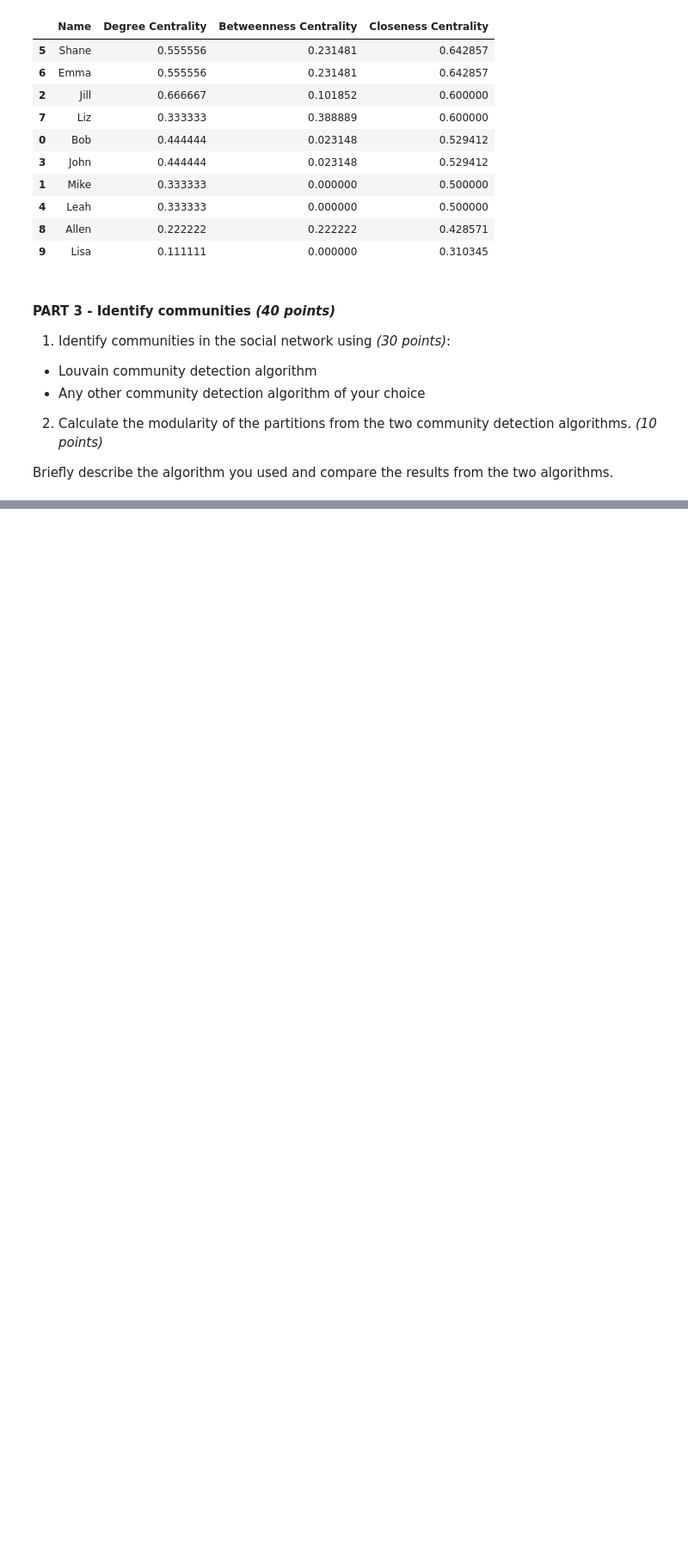
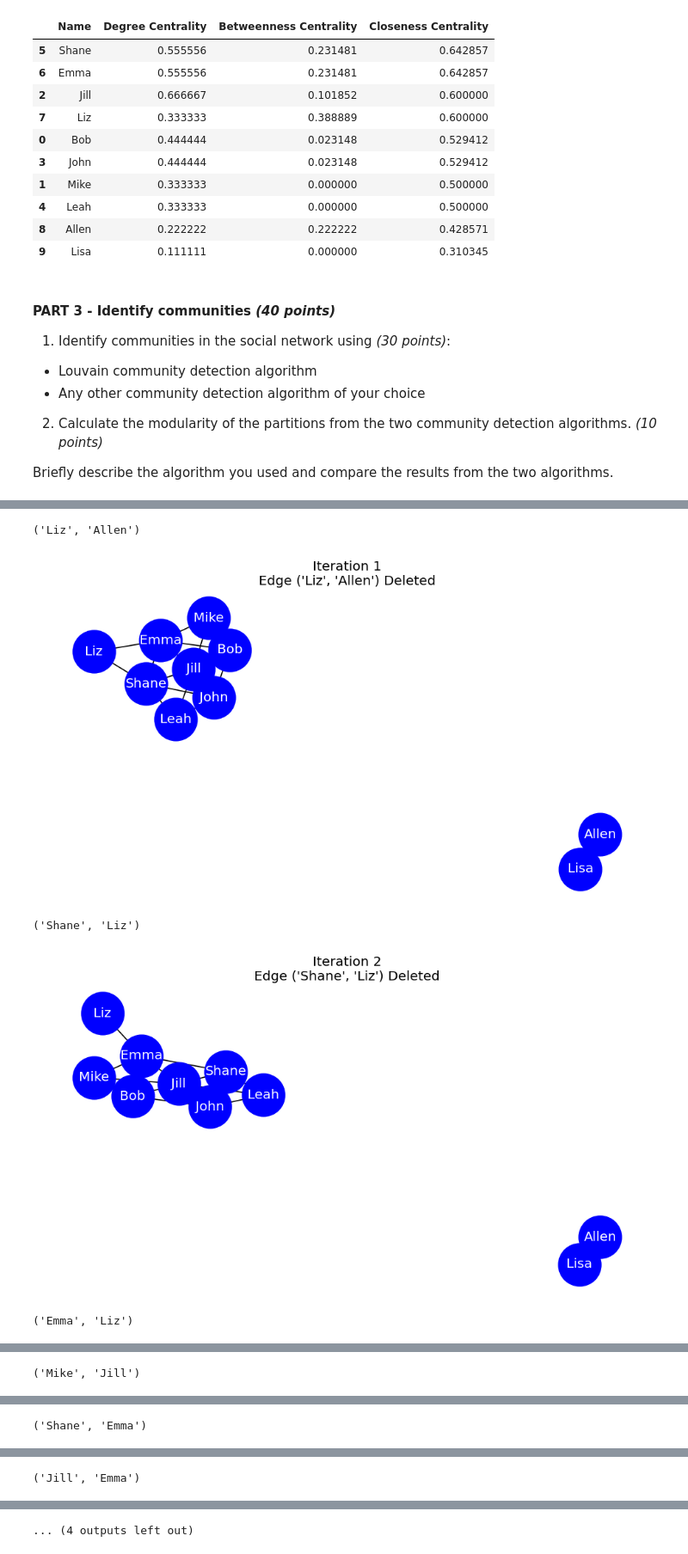
Before and after one commit to aiquiamjot/App_Physics157, a Jupyter notebook: submissions/AP157_lab_assignment_C1.ipynb, the cells around one changed output, grey strips where cells are left out. Shown at 86% size. Drawn from its saved outputs; the diff is of its cells as text; code cells hidden in the pictures; blank space fills up the shorter version.

```diff
--- a/submissions/AP157_lab_assignment_C1.ipynb
+++ b/submissions/AP157_lab_assignment_C1.ipynb
@@ -188,0 +214,23 @@ Briefly describe the algorithm you used and compare the results from the two alg
+# %%
+# Girvan Newman community detection algorithm
+
+GG = G.copy()
+iterations = 8
+for i in range(iterations):
+    edge_betweenness = nx.edge_betweenness_centrality(GG).items()
+    edgeToDelete = sorted(edge_betweenness, key=lambda pair: -pair[1])[0][0]
+    GG.remove_edge(*edgeToDelete)
+
+    print(edgeToDelete)
+
+    plt.figure(figsize=(10,5),dpi=120)
+    plt.title('Iteration %s\nEdge %s Deleted'%(i+1,edgeToDelete))
+    my_pos = nx.spring_layout(GG, seed = 12)
+    nx.draw(GG, pos=my_pos, node_size=1500,font_color='white', with_labels=True, node_color='b')
+    plt.show()
+# %% [output]
+('Liz', 'Allen')
+[figure, added]
+('Shane', 'Liz')
+[figure, added]
+('Emma', 'Liz')
@@ -188,0 +238 @@ Briefly describe the algorithm you used and compare the results from the two alg
+('Mike', 'Jill')
@@ -188,0 +240 @@ Briefly describe the algorithm you used and compare the results from the two alg
+('Shane', 'Emma')
@@ -188,0 +242 @@ Briefly describe the algorithm you used and compare the results from the two alg
+('Jill', 'Emma')
@@ -188,0 +244 @@ Briefly describe the algorithm you used and compare the results from the two alg
+... (4 outputs left out)
```
Also changed, not shown: parts of 8 cells of this notebook.
